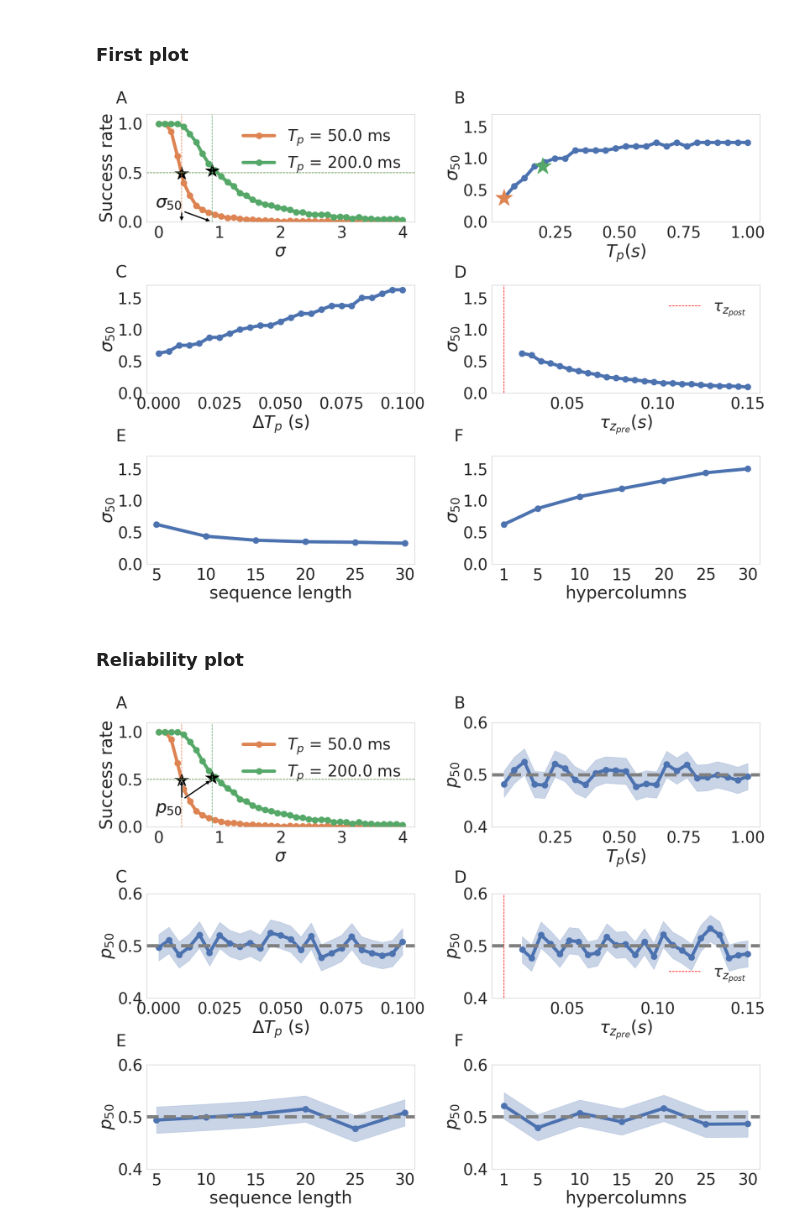
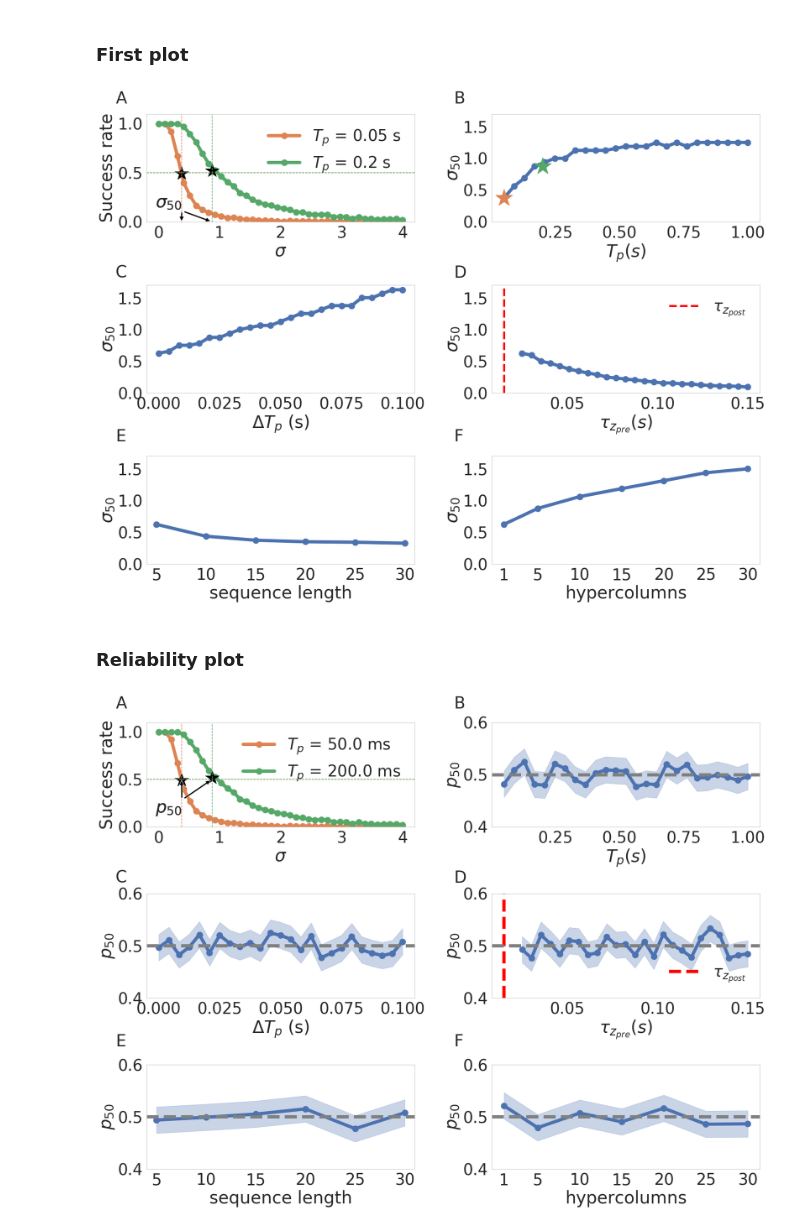
Before and after one commit to h-mayorquin/sequence_learning_paper, a Jupyter notebook: jupyter/2018-09-04(Probability thresholds for training).ipynb, the cells around one changed output. Saved outputs shown, nothing was run; the diff lists cells and outputs as text; code cells hidden in the pictures.

```diff
--- a/jupyter/2018-09-04(Probability thresholds for training).ipynb
+++ b/jupyter/2018-09-04(Probability thresholds for training).ipynb
@@ -1101,7 +1101,7 @@ fig = plt.figure(figsize=(s1, s2))
 ax1 = fig.add_subplot(321)
 for index, tt in enumerate(training_times_set):
     results_dictionary = results_collection[tt]
-    label = r'$T_p$ = ' + str(1000 * tt) + ' ms'
+    label = r'$T_p$ = ' + str(tt) + ' s'
     ax1 = plot_mean_success_vs_sigma(results_dictionary, n_samples=n_samples, index=index + 1,
                                      label=label, ax=ax1, add_zero_axis=add_zero_axis)
     for p_root in p_roots:
@@ -1138,7 +1138,7 @@ ax3.set_ylim(ylim)
 # tau_z
 ax4 = fig.add_subplot(324)
 results_dictionary = results_dictionary_tau_z
-ax4.axvline(tau_z_post, ls='--', color='red', label=r'$\tau_{z_{post}}$')
+ax4.axvline(tau_z_post, ls='--', color='red', label=r'$\tau_{z_{post}}$', lw=lw - 3)
 ax4.legend(frameon=False)
 ax4 = plot_sigma_estimates(results_dictionary, title=' ', ax=ax4, legend=legend, bars=bars)
 ax4.set_ylim(ylim)
@@ -1179,34 +1179,34 @@ for ax_aux in [ax2, ax3, ax4, ax5, ax6]:
     ax_aux.yaxis.set_major_formatter(plt.FixedFormatter(ylabels_string))
 
 if captions:
     size = 40
     xpoint1 = 0.05
     xpoint2 = 0.53
 
     ypoint1 = 0.98
     ypoint2 = 0.65
     ypoint3 = 0.34
 
     fig.text(xpoint1, ypoint1, 'A', size=size)
     fig.text(xpoint2, ypoint1, 'B', size=size)
 
     fig.text(xpoint1, ypoint2, 'C', size=size)
     fig.text(xpoint2, ypoint2, 'D', size=size)
 
     fig.text(xpoint1, ypoint3, 'E', size=size)
     fig.text(xpoint2, ypoint3, 'F', size=size)
 
 
 fig.tight_layout()
 
 if save:
     directory = '../plot_producers/'
     file_name = 'noise_robustness'
     format_string = '.pdf'
     string_to_save = directory + file_name + format_string
     fig.savefig(string_to_save, frameon=False, dpi=110, bbox_inches='tight')
 # %% [output]
-[figure, old version]
+[figure, new version]
 # %% [markdown]
 ### Reliability plot
 # %%
@@ -1258,7 +1258,7 @@ ax3.set_ylim(ylim)
 # tau_z
 ax4 = fig.add_subplot(324)
 results_dictionary = results_dictionary_tau_z
-ax4.axvline(tau_z_post, ls='--', color='red', label=r'$\tau_{z_{post}}$')
+ax4.axvline(tau_z_post, ls='--', color='red', label=r'$\tau_{z_{post}}$', lw=lw)
 ax4.legend(frameon=False)
 ax4 = plot_p_estimates(results_dictionary, n_samples=n_samples, title=' ', ax=ax4, legend=legend);
 ax4.set_ylim(ylim)
@@ -1328,4 +1328,4 @@ if save:
     string_to_save = directory + file_name + format_string
     fig.savefig(string_to_save, frameon=False, dpi=110, bbox_inches='tight')
 # %% [output]
-[figure, old version]
+[figure, new version]
```
Also changed, not shown: 5 other files.
